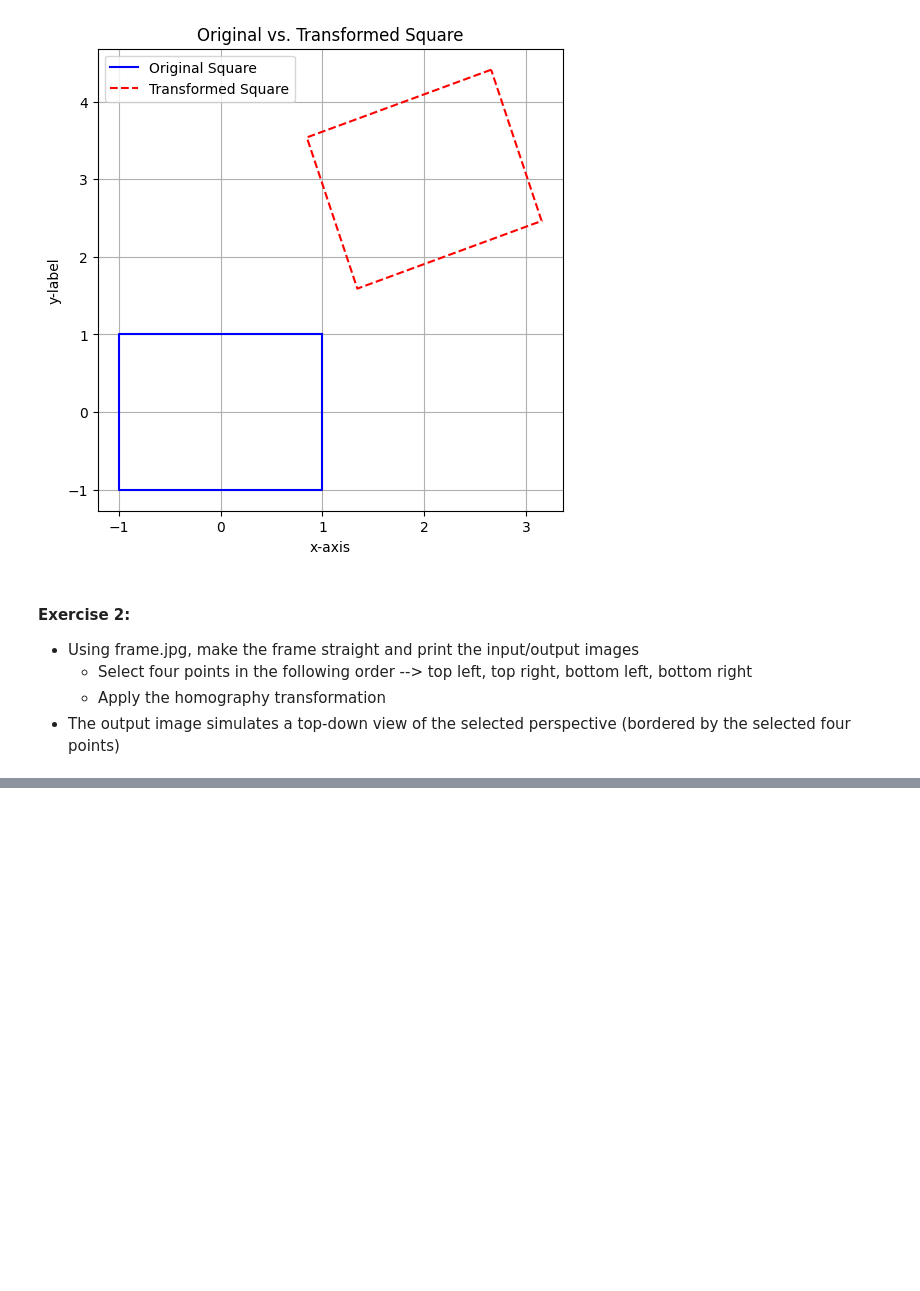
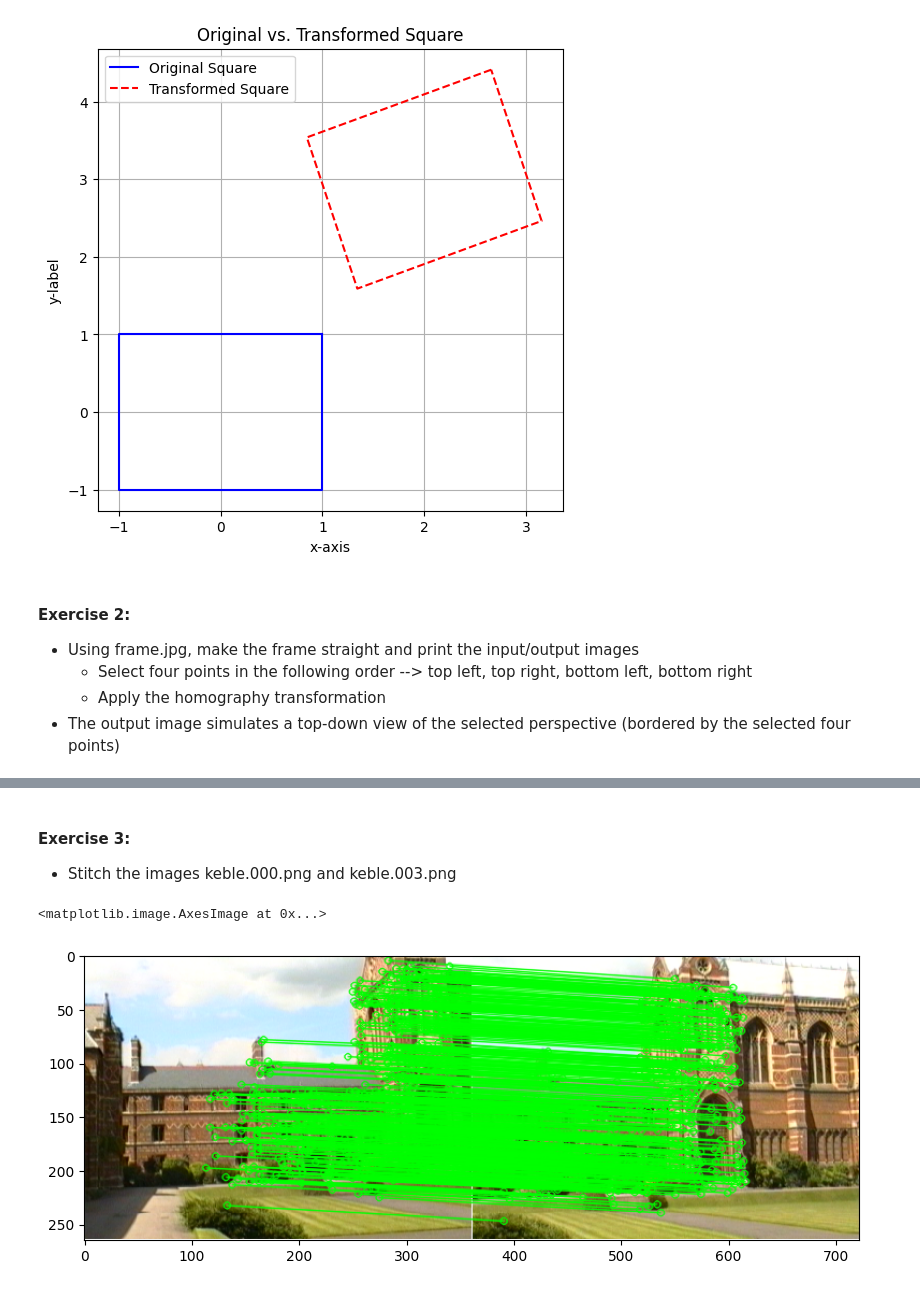
Before and after one commit to lamiselsayed/Computer-Vision-Repository, a Jupyter notebook: Quiz 2 Practice (Lamis).ipynb, the cells around one changed output, grey strips where cells are left out. Cells and saved outputs as stored; diff of their text form; code cells hidden in the pictures; blank space fills up the shorter version.

```diff
--- a/Quiz 2 Practice (Lamis).ipynb
+++ b/Quiz 2 Practice (Lamis).ipynb
@@ -131,0 +135,35 @@ Error:
+# %% [markdown]
+#### Exercise 3:
+*   Stitch the images keble.000.png and keble.003.png
+# %%
+keble0 = cv2.imread('data/images/keble.000.png')
+keble3 = cv2.imread('data/images/keble.003.png')
+
+# Compute the keypoints and descriptors for each image
+SIFT = cv2.SIFT_create()
+kp0, des0 = SIFT.detectAndCompute(keble0, None)
+kp3, des3 = SIFT.detectAndCompute(keble3, None)
+
+bf = cv2.BFMatcher()
+matches = bf.knnMatch(des0, des3, k = 2)
+
+# Apply a ratio test to get only the good matches
+goodMatches = []
+for m, n in matches:
+    if m.distance < 0.75 * n.distance:
+        goodMatches.append(m)
+# %%
+sourcePoints = np.float32( [kp0[m.queryIdx].pt for m in goodMatches] ).reshape(-1, 1, 2)    # we want each pt to be a row with 2 cols (x, y) as a 3D array
+destPoints = np.float32( [kp3[m.trainIdx].pt for m in goodMatches] ).reshape(-1, 1, 2)
+
+# Estimate the homography matrix using RANSAC
+homography, mask = cv2.findHomography(sourcePoints, destPoints, cv2.RANSAC, ransacReprojThreshold = 5)
+# %%
+# Draw the matches
+plt.figure(figsize = (10, 10))
+image_with_matches = cv2.drawMatches(keble0, kp0, keble3, kp3, goodMatches, outImg = None, matchColor = (0, 255, 0),
+                                     singlePointColor = None, matchesMask = mask.ravel().tolist(), flags = 2)
+plt.imshow(cv2.cvtColor(image_with_matches, cv2.COLOR_BGR2RGB))
+# %% [output]
+<matplotlib.image.AxesImage at 0x...>
+[figure, added]
```
Also changed, not shown: parts of 14 cells of this notebook.
